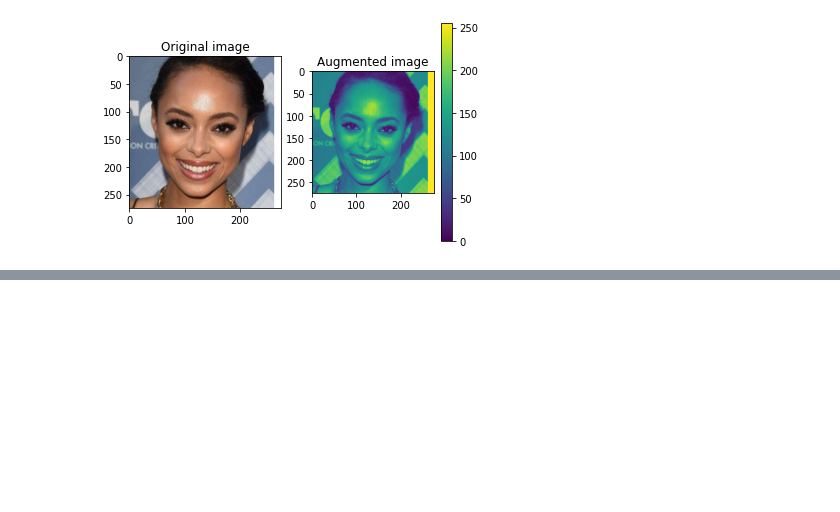
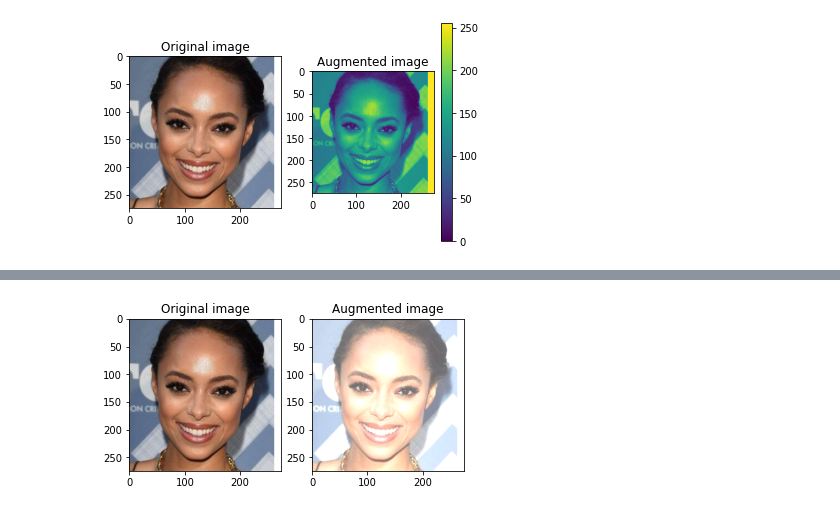
Before and after one commit to pradeepprasad/Machine_Learning_Workspace, a Jupyter notebook: Data_augmentation_01.ipynb, the cells around one changed output, grey strips where cells are left out. Drawn from its saved outputs; the diff is of its cells as text; code cells hidden in the pictures; blank space fills up the shorter version.

```diff
--- a/Data_augmentation_01.ipynb
+++ b/Data_augmentation_01.ipynb
@@ -78,0 +84,5 @@ _ = plt.colorbar()
+# %%
+bright = tf.image.adjust_brightness(im, 0.4)
+visualize(im, bright)
+# %% [output]
+[figure, added]
```
Also changed, not shown: parts of 4 cells of this notebook.
